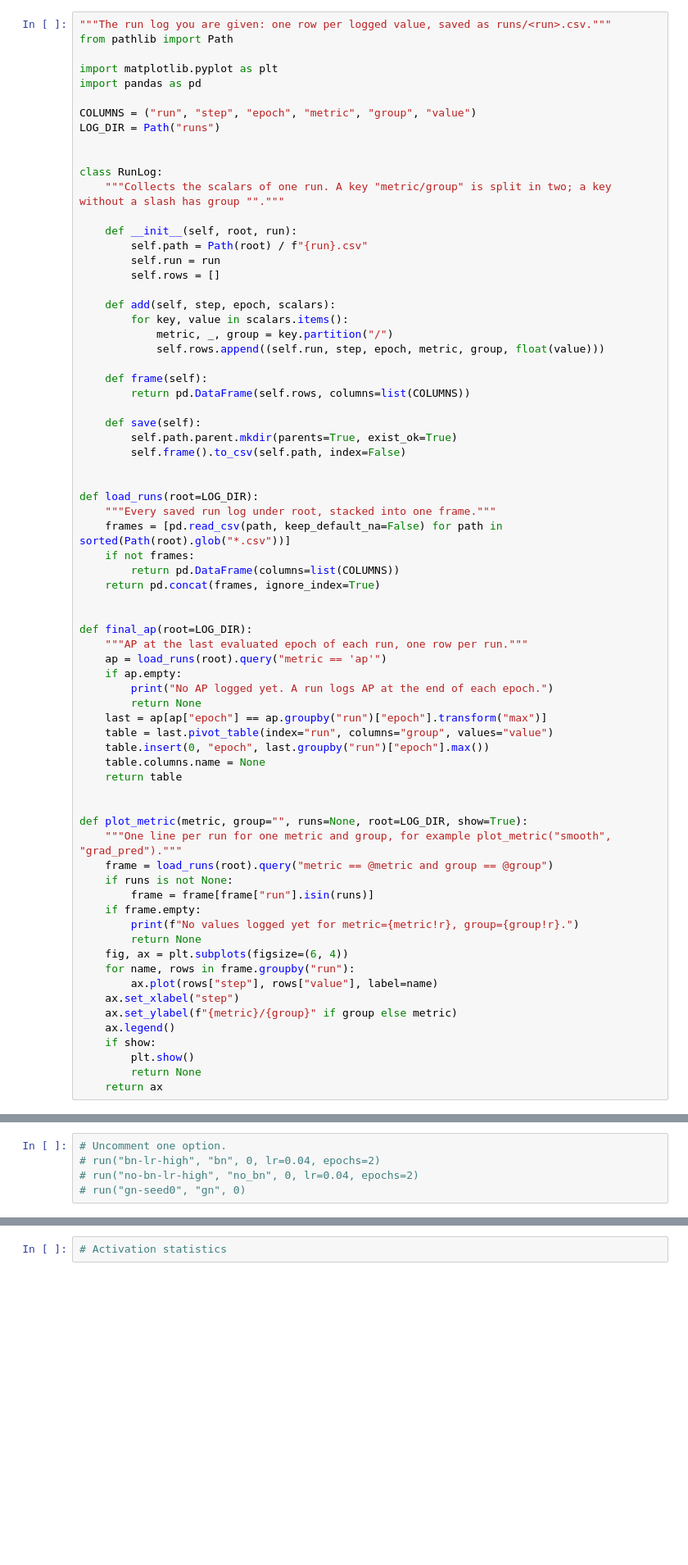
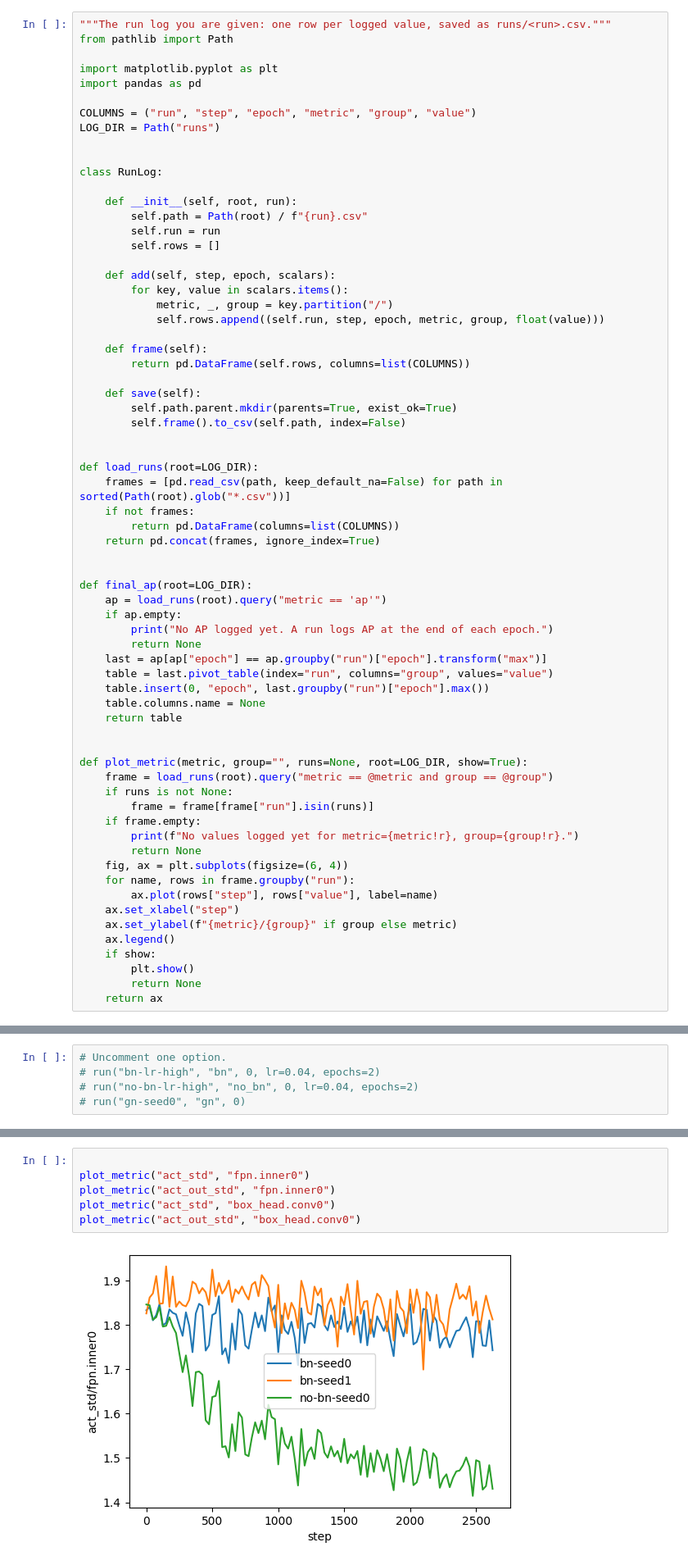
Before and after one commit to pixel82004/AI-AGENTS-INTRO-AI, a Jupyter notebook: assignments/assignment-2/detection-instrumentation.ipynb, the cells around one changed output, grey strips where cells are left out. Shown at 82% size. Saved outputs shown, nothing was run; the diff lists cells and outputs as text; blank space fills up the shorter version.

```diff
--- a/assignments/assignment-2/detection-instrumentation.ipynb
+++ b/assignments/assignment-2/detection-instrumentation.ipynb
@@ -525,7 +491,6 @@ LOG_DIR = Path("runs")
 
 
 class RunLog:
-    """Collects the scalars of one run. A key "metric/group" is split in two; a key without a slash has group ""."""
 
     def __init__(self, root, run):
         self.path = Path(root) / f"{run}.csv"
@@ -546,7 +511,6 @@ class RunLog:
 
 
 def load_runs(root=LOG_DIR):
-    """Every saved run log under root, stacked into one frame."""
     frames = [pd.read_csv(path, keep_default_na=False) for path in sorted(Path(root).glob("*.csv"))]
     if not frames:
         return pd.DataFrame(columns=list(COLUMNS))
@@ -554,7 +518,6 @@ def load_runs(root=LOG_DIR):
 
 
 def final_ap(root=LOG_DIR):
-    """AP at the last evaluated epoch of each run, one row per run."""
     ap = load_runs(root).query("metric == 'ap'")
     if ap.empty:
         print("No AP logged yet. A run logs AP at the end of each epoch.")
@@ -567,7 +530,6 @@ def final_ap(root=LOG_DIR):
 
 
 def plot_metric(metric, group="", runs=None, root=LOG_DIR, show=True):
-    """One line per run for one metric and group, for example plot_metric("smooth", "grad_pred")."""
     frame = load_runs(root).query("metric == @metric and group == @group")
     if runs is not None:
         frame = frame[frame["run"].isin(runs)]
@@ -802,4 +762,10 @@ plot_metric("smooth", "grad_pred")
 # %% [output]
 [figure]
 # %%
-# Activation statistics
+
+plot_metric("act_std", "fpn.inner0")
+plot_metric("act_out_std", "fpn.inner0")
+plot_metric("act_std", "box_head.conv0")
+plot_metric("act_out_std", "box_head.conv0")
+# %% [output]
+[figure, added]
```
Also changed, not shown: parts of 8 cells of this notebook, 1 other file.
